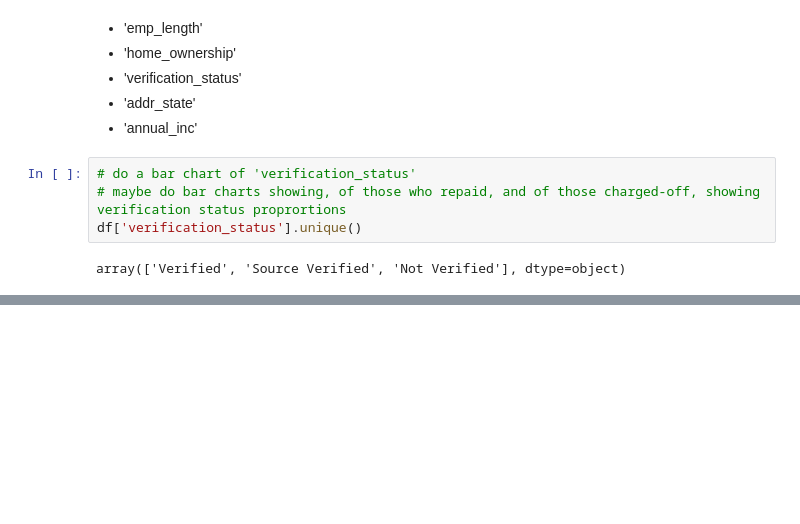
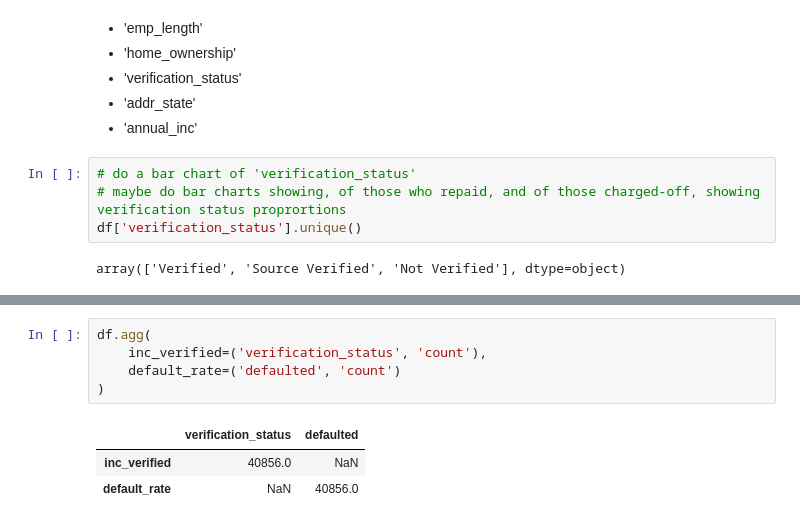
Before and after one commit to pjbateman/loan_defaults_project, a Jupyter notebook: analysis/analysis_of_clean_data.ipynb, the cells around one changed output, grey strips where cells are left out. Saved outputs shown, nothing was run; the diff lists cells and outputs as text; blank space fills up the shorter version.

```diff
--- a/analysis/analysis_of_clean_data.ipynb
+++ b/analysis/analysis_of_clean_data.ipynb
@@ -236,3 +253,12 @@ Source Verified     9965
 Name: verification_status, dtype: int64
+# %%
+df.agg(
+    inc_verified=('verification_status', 'count'),
+    default_rate=('defaulted', 'count')
+)
+# %% [output]
+|  | verification_status | defaulted |
+| inc_verified | 40856.0 | NaN |
+| default_rate | NaN | 40856.0 |
 # %%
 df
```
Also changed, not shown: parts of 34 cells of this notebook, 5 other files.
